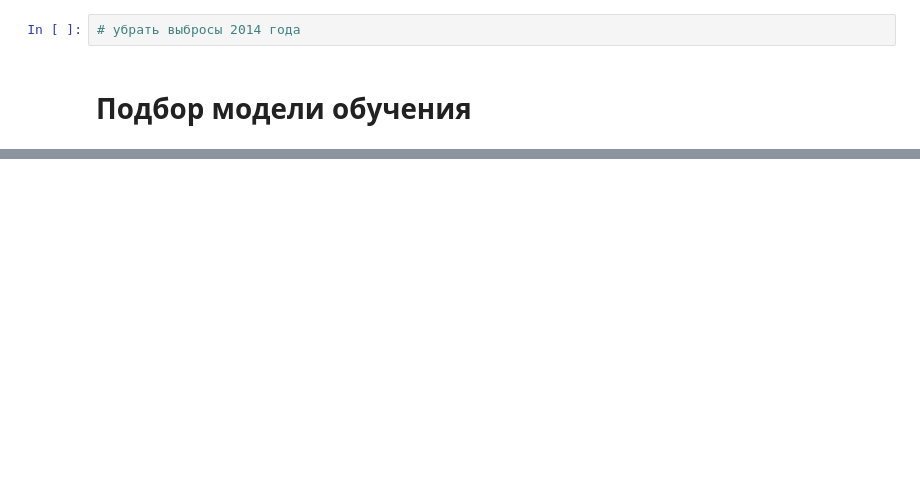
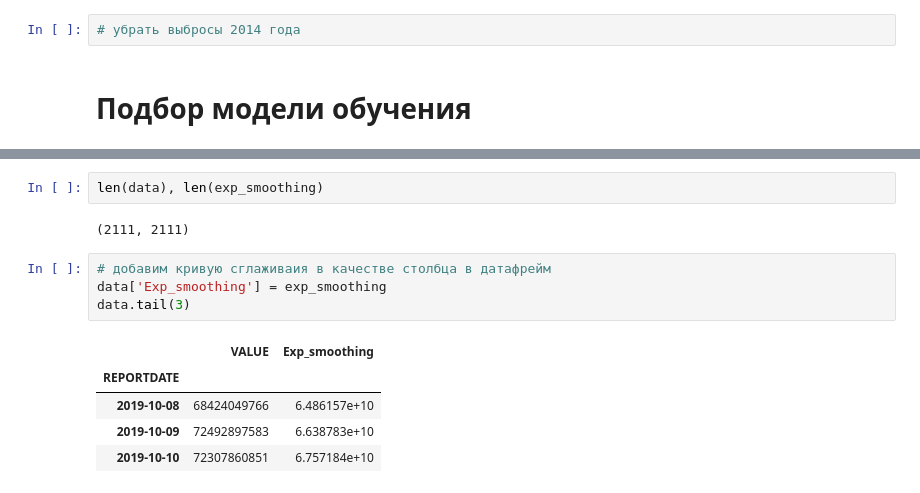
Before and after one commit to ShaidulinAndrew/pet_data_sber, a Jupyter notebook: internship_sber.ipynb, the cells around one changed output, grey strips where cells are left out. Drawn from its saved outputs; the diff is of its cells as text; blank space fills up the shorter version.

```diff
--- a/internship_sber.ipynb
+++ b/internship_sber.ipynb
@@ -277,0 +405,14 @@ plt.show()
+# %%
+len(data), len(exp_smoothing)
+# %% [output]
+(2111, 2111)
+# %%
+# добавим кривую сглаживаия в качестве столбца в датафрейм
+data['Exp_smoothing'] = exp_smoothing
+data.tail(3)
+# %% [output]
+|  | VALUE | Exp_smoothing |
+| REPORTDATE |  |  |
+| 2019-10-08 | 68424049766 | 6.486157e+10 |
+| 2019-10-09 | 72492897583 | 6.638783e+10 |
+| 2019-10-10 | 72307860851 | 6.757184e+10 |
```
Also changed, not shown: parts of 34 cells of this notebook.
